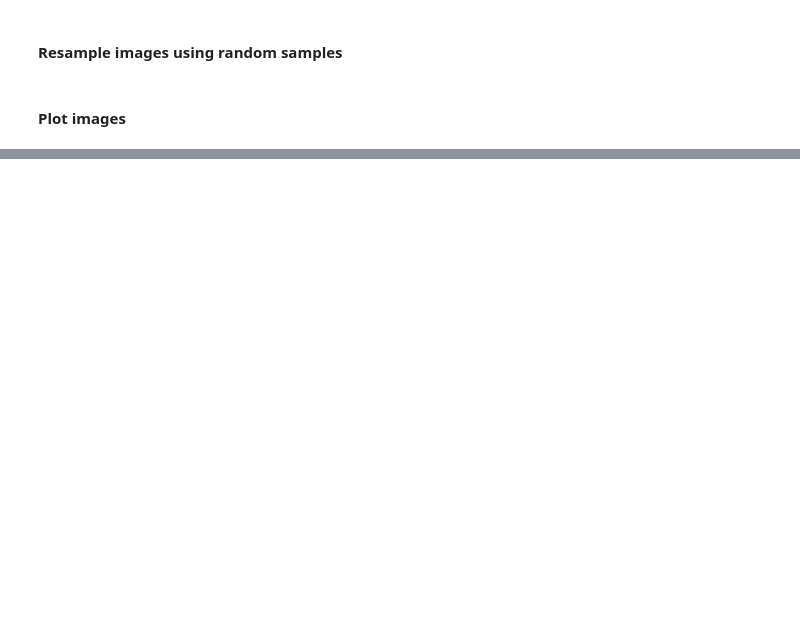
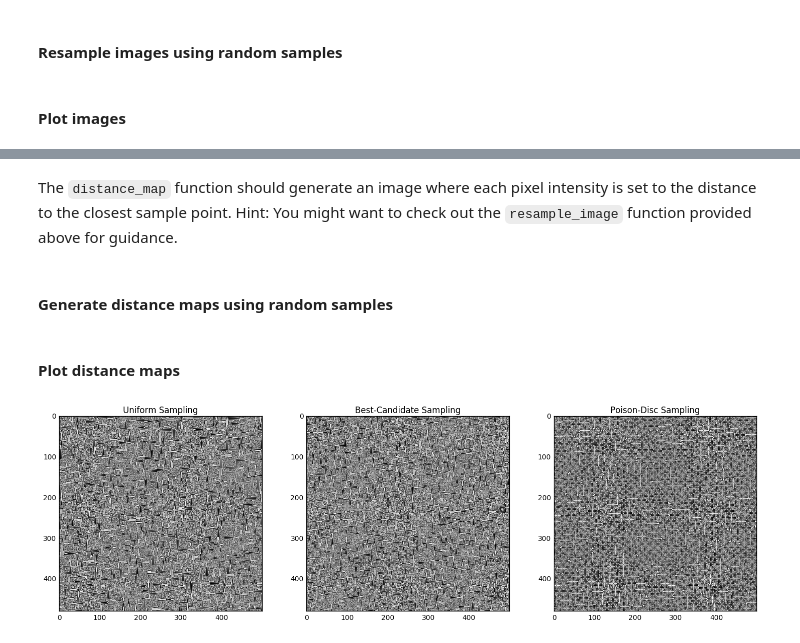
Before and after one commit to 94929/software-engineering-algorithms, a Jupyter notebook: src/B/1_sampling.ipynb, the cells around one changed output, grey strips where cells are left out. Cells and saved outputs as stored; diff of their text form; code cells hidden in the pictures; blank space fills up the shorter version.

Commit message:
Testing with distance_map is done.

```diff
--- a/src/B/1_sampling.ipynb
+++ b/src/B/1_sampling.ipynb
@@ -301,0 +304,31 @@ plt.show()
+# %% [markdown]
+The `distance_map` function should generate an image where each pixel intensity is set to the distance to the closest sample point. Hint: You might want to check out the `resample_image` function provided above for guidance.
+# %%
+def distance_map(image, sample_points):
+    (_, distance)= closest_index(sample_points, indices_of_pixels(image))
+    return generate_color(distance).reshape(image.shape)
+
+def generate_color(distance):
+    rgb = []
+    for i in distance:
+        rgb.append((i, i, i))
+    return np.array(rgb)
+# %% [markdown]
+#### Generate distance maps using random samples
+# %%
+distmap_uni = distance_map(image, samples_uni)
+distmap_bc  = distance_map(image, samples_bc)
+distmap_pd  = distance_map(image, samples_pd)
+# %% [markdown]
+#### Plot distance maps
+# %%
+fig, axs = plt.subplots(1, 3, figsize=(18,5))
+axs[0].imshow(distmap_uni)
+axs[0].set_title('Uniform Sampling')
+axs[1].imshow(distmap_bc)
+axs[1].set_title('Best-Candidate Sampling')
+axs[2].imshow(distmap_pd)
+axs[2].set_title('Poison-Disc Sampling')
+plt.show()
+# %% [output]
+[figure, added]
```
Also changed, not shown: parts of 3 cells of this notebook.
